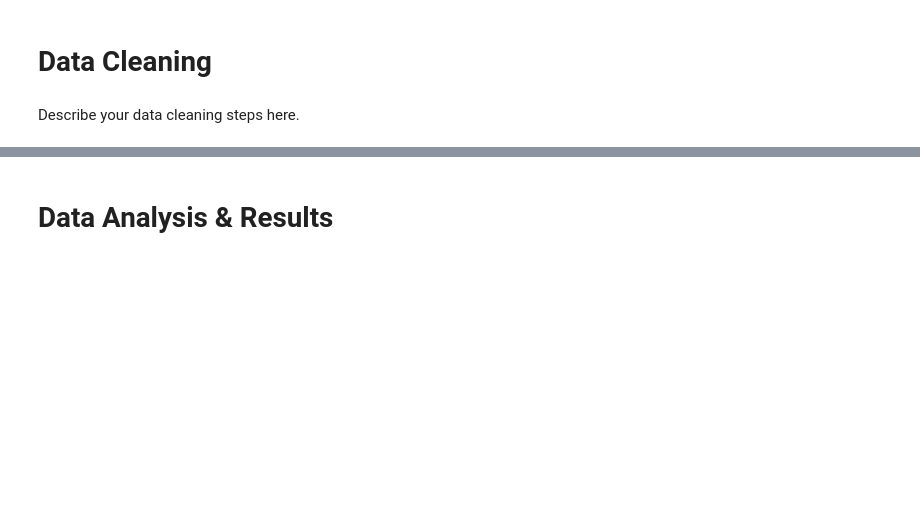
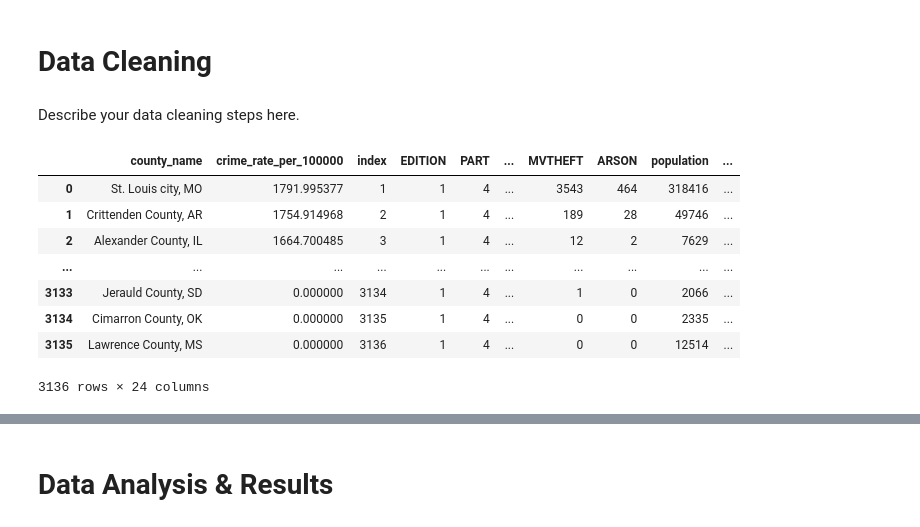
Before and after one commit to ewinterstorm/cogs108_finalproject, a Jupyter notebook: FinalProject.ipynb, the cells around one changed output, grey strips where cells are left out. Cells and saved outputs as stored; diff of their text form; code cells hidden in the pictures; blank space fills up the shorter version.

Commit message:
added data cleaning code to final project notebook

```diff
--- a/FinalProject.ipynb
+++ b/FinalProject.ipynb
@@ -66,3 +64,12 @@ If you plan to use multiple datasets, add 1-2 sentences about how you plan to co
+# %%
+# Import libraries
+import pandas as pd
+import numpy as np
+import re
+
+# Don't display too many rows/cols of DataFrames
+pd.options.display.max_rows = 7
+pd.options.display.max_columns = 10
 # %% [markdown]
 # Data Cleaning
 # %% [markdown]
@@ -72,0 +77,14 @@ Describe your data cleaning steps here.
+# %%
+# Load crime data
+df_crime = pd.read_csv('crime_data_w_population_and_crime_rate.csv')
+df_crime
+# %% [output]
+|  | county_name | crime_rate_per_100000 | index | EDITION | PART | ... | MVTHEFT | ARSON | population | ... |
+| 0 | St. Louis city, MO | 1791.995377 | 1 | 1 | 4 | ... | 3543 | 464 | 318416 | ... |
+| 1 | Crittenden County, AR | 1754.914968 | 2 | 1 | 4 | ... | 189 | 28 | 49746 | ... |
+| 2 | Alexander County, IL | 1664.700485 | 3 | 1 | 4 | ... | 12 | 2 | 7629 | ... |
+| ... | ... | ... | ... | ... | ... | ... | ... | ... | ... | ... |
+| 3133 | Jerauld County, SD | 0.000000 | 3134 | 1 | 4 | ... | 1 | 0 | 2066 | ... |
+| 3134 | Cimarron County, OK | 0.000000 | 3135 | 1 | 4 | ... | 0 | 0 | 2335 | ... |
+| 3135 | Lawrence County, MS | 0.000000 | 3136 | 1 | 4 | ... | 0 | 0 | 12514 | ... |
+3136 rows × 24 columns
```
Also changed, not shown: parts of 17 cells of this notebook.
